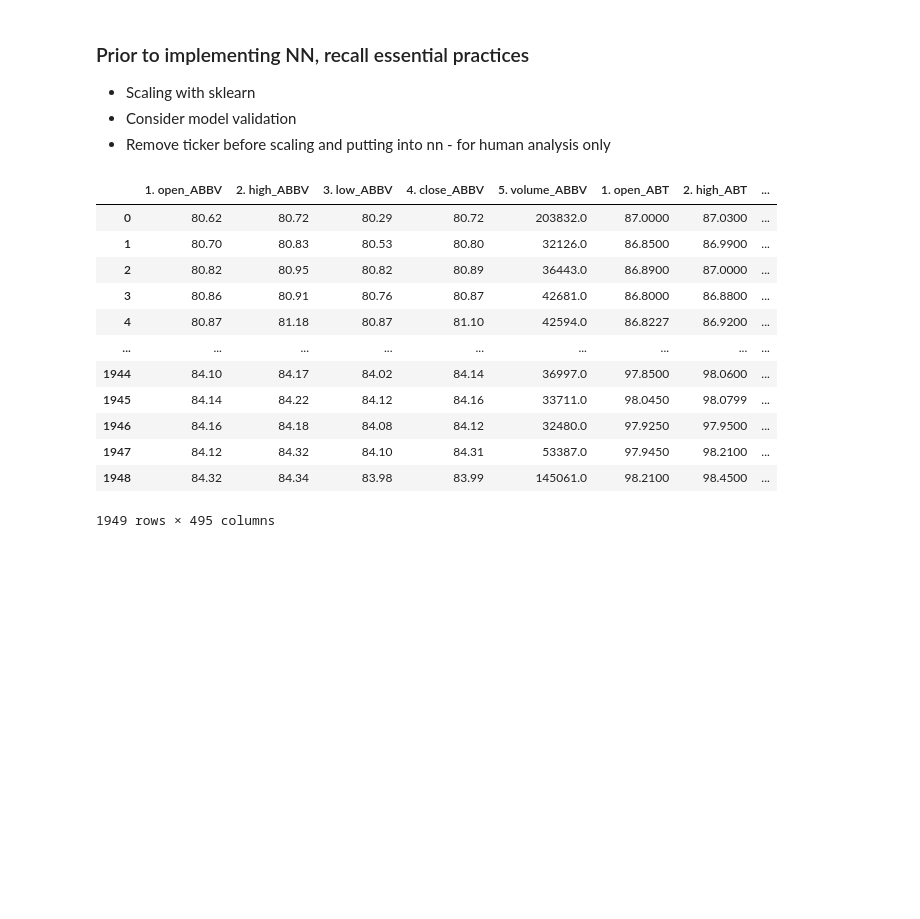
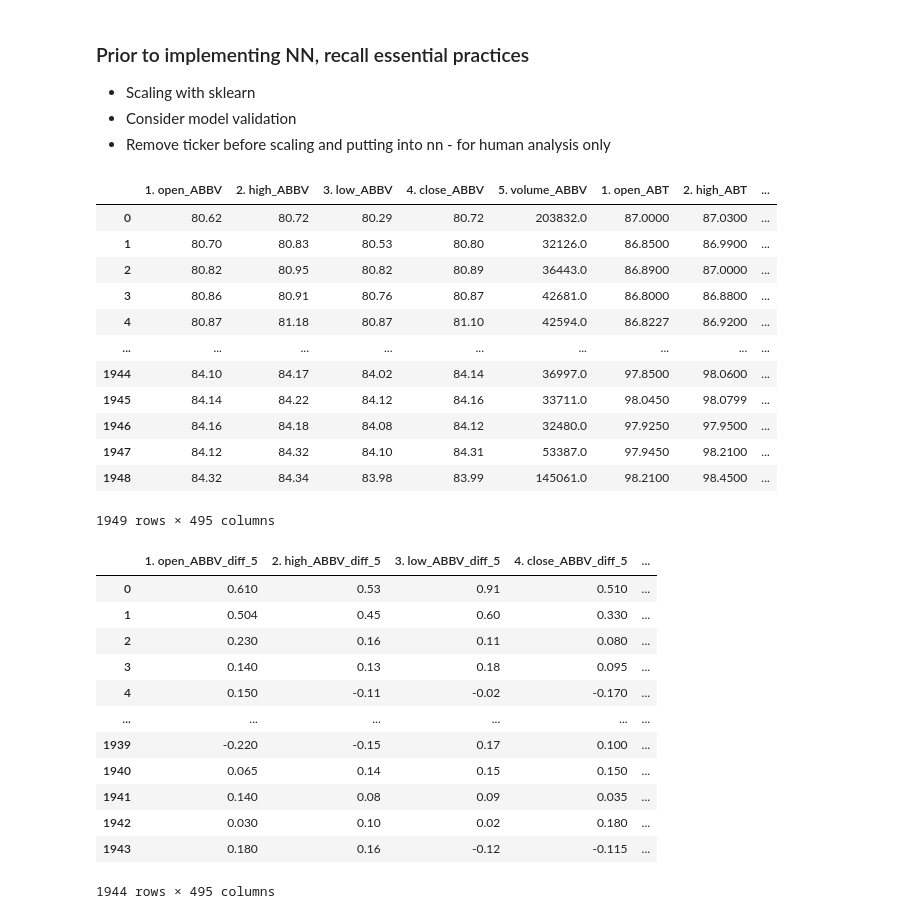
Before and after one commit to jmclark/Trading_Notebooks, a Jupyter notebook: Forecasting_Exp_2/trading_nn.ipynb, the cells around one changed output. Drawn from its saved outputs; the diff is of its cells as text; code cells hidden in the pictures; blank space fills up the shorter version.

```diff
--- a/Forecasting_Exp_2/trading_nn.ipynb
+++ b/Forecasting_Exp_2/trading_nn.ipynb
@@ -206,21 +202,38 @@ master_df = join_timeseries(df_list)
 # %%
 # Cut all non-numeric data
 master_numeric_df = master_df._get_numeric_data()
 display(master_numeric_df)
+
+# Generate differences
+master_numeric_diff_df = gen_diff(master_numeric_df, period = 5)
+display(master_numeric_diff_df)
 # %% [output]
 |  | 1. open_ABBV | 2. high_ABBV | 3. low_ABBV | 4. close_ABBV | 5. volume_ABBV | 1. open_ABT | 2. high_ABT | ... |
 | 0 | 80.62 | 80.72 | 80.29 | 80.72 | 203832.0 | 87.0000 | 87.0300 | ... |
 | 1 | 80.70 | 80.83 | 80.53 | 80.80 | 32126.0 | 86.8500 | 86.9900 | ... |
 | 2 | 80.82 | 80.95 | 80.82 | 80.89 | 36443.0 | 86.8900 | 87.0000 | ... |
 | 3 | 80.86 | 80.91 | 80.76 | 80.87 | 42681.0 | 86.8000 | 86.8800 | ... |
 | 4 | 80.87 | 81.18 | 80.87 | 81.10 | 42594.0 | 86.8227 | 86.9200 | ... |
 | ... | ... | ... | ... | ... | ... | ... | ... | ... |
 | 1944 | 84.10 | 84.17 | 84.02 | 84.14 | 36997.0 | 97.8500 | 98.0600 | ... |
 | 1945 | 84.14 | 84.22 | 84.12 | 84.16 | 33711.0 | 98.0450 | 98.0799 | ... |
 | 1946 | 84.16 | 84.18 | 84.08 | 84.12 | 32480.0 | 97.9250 | 97.9500 | ... |
 | 1947 | 84.12 | 84.32 | 84.10 | 84.31 | 53387.0 | 97.9450 | 98.2100 | ... |
 | 1948 | 84.32 | 84.34 | 83.98 | 83.99 | 145061.0 | 98.2100 | 98.4500 | ... |
 1949 rows × 495 columns
+|  | 1. open_ABBV_diff_5 | 2. high_ABBV_diff_5 | 3. low_ABBV_diff_5 | 4. close_ABBV_diff_5 | ... |
+| 0 | 0.610 | 0.53 | 0.91 | 0.510 | ... |
+| 1 | 0.504 | 0.45 | 0.60 | 0.330 | ... |
+| 2 | 0.230 | 0.16 | 0.11 | 0.080 | ... |
+| 3 | 0.140 | 0.13 | 0.18 | 0.095 | ... |
+| 4 | 0.150 | -0.11 | -0.02 | -0.170 | ... |
+| ... | ... | ... | ... | ... | ... |
+| 1939 | -0.220 | -0.15 | 0.17 | 0.100 | ... |
+| 1940 | 0.065 | 0.14 | 0.15 | 0.150 | ... |
+| 1941 | 0.140 | 0.08 | 0.09 | 0.035 | ... |
+| 1942 | 0.030 | 0.10 | 0.02 | 0.180 | ... |
+| 1943 | 0.180 | 0.16 | -0.12 | -0.115 | ... |
+1944 rows × 495 columns
 # %%
 # Train test split
 
```
Also changed, not shown: parts of 10 cells of this notebook, 2 other files.
